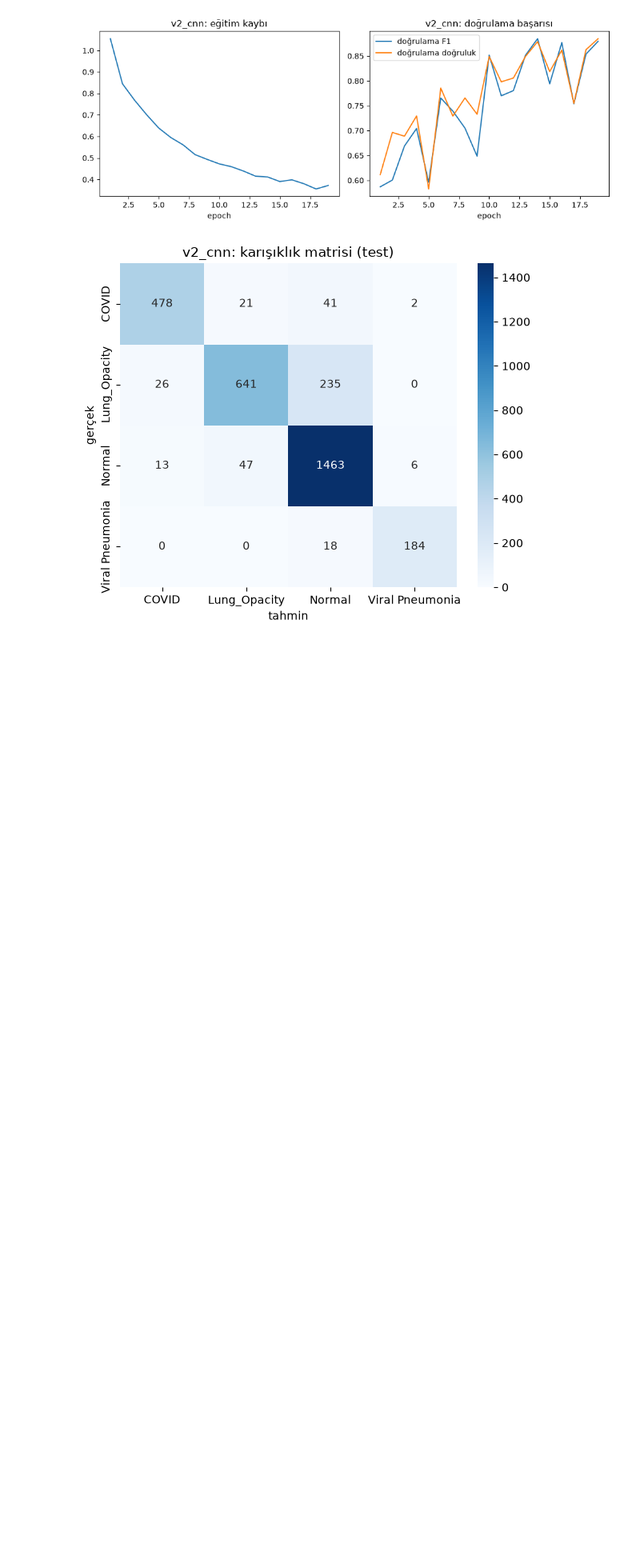
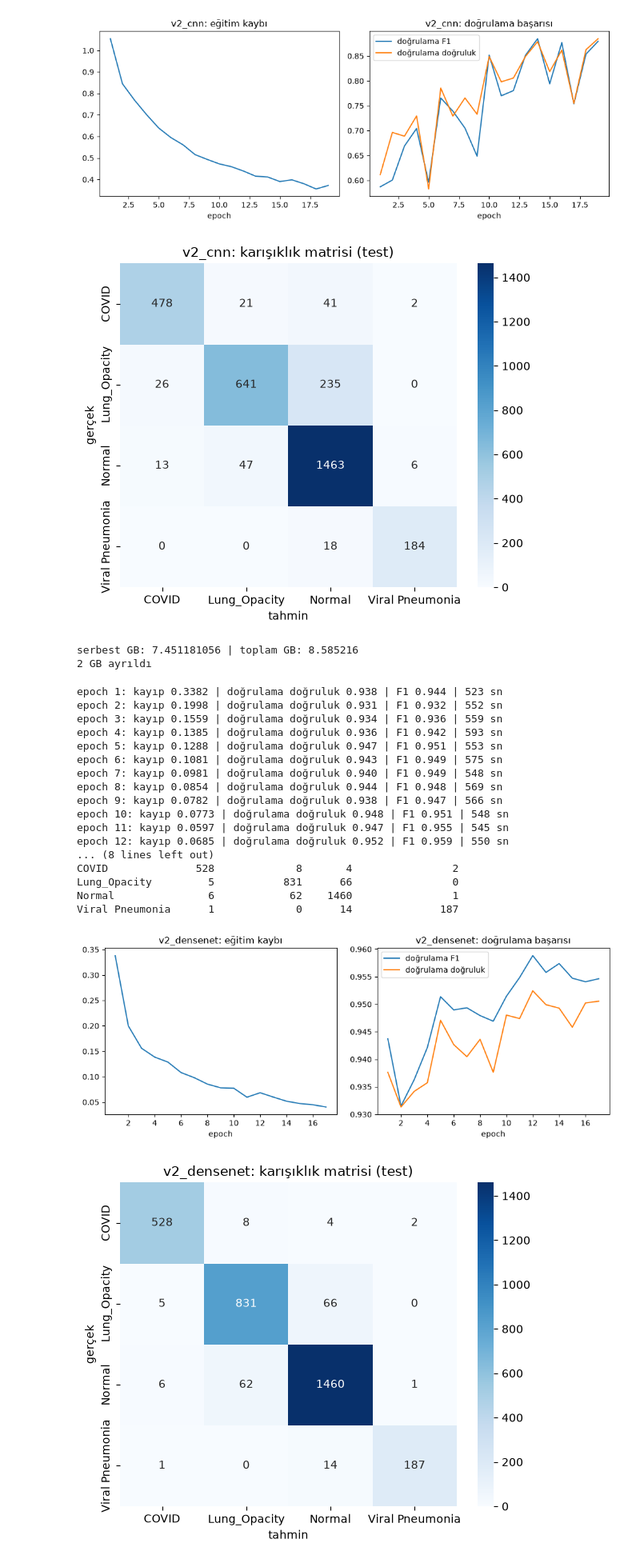
Before and after one commit to muhammeterendorak81/chest-xray-classification, a Jupyter notebook: notebooks/03_modelleme.ipynb, the cells around one changed output. Shown at 80% size. Drawn from its saved outputs; the diff is of its cells as text; code cells hidden in the pictures; blank space fills up the shorter version.

Commit message:
Veri Seti 2 için DenseNet121 sonuçlarını kaydettim.

```diff
--- a/notebooks/03_modelleme.ipynb
+++ b/notebooks/03_modelleme.ipynb
@@ -136,3 +136,61 @@ Normal              13            47    1463                6
 Viral Pneumonia      0             0      18              184
 [figure]
 [figure]
+# %%
+import torch
+serbest, toplam = torch.cuda.mem_get_info()
+print("serbest GB:", serbest / 1e9, "| toplam GB:", toplam / 1e9)
+
+x = torch.empty(int(2e9), dtype=torch.uint8, device="cuda")
+print("2 GB ayrıldı")
+del x
+torch.cuda.empty_cache()
+# %% [output]
+serbest GB: 7.451181056 | toplam GB: 8.585216
+2 GB ayrıldı
+# %%
+import sys
+sys.path.append("../src")
+
+import numpy as np
+import torch
+from sklearn.utils.class_weight import compute_class_weight
+from veri import yukleyici
+from modeller import densenet121
+from egitim import egit
+from degerlendirme import olc, kaydet, grafik_ciz
+
+csv = "../splits/veri2.csv"
+tr = yukleyici(csv, "egitim", egit=True, batch=16)
+dg = yukleyici(csv, "dogrulama", batch=16)
+te = yukleyici(csv, "test", batch=16)
+siniflar = tr.dataset.siniflar
+w = compute_class_weight("balanced", classes=np.array(siniflar), y=tr.dataset.df["sinif"])
+w = torch.tensor(w, dtype=torch.float32)
+
+model, gecmis = egit(densenet121(len(siniflar)), tr, dg, w, epoch=20, lr=1e-4, sabir=5)
+sonuc, kar = olc(model, te, siniflar)
+kaydet("v2_densenet", model, gecmis, sonuc, kar)
+print(sonuc)
+print(kar)
+grafik_ciz("v2_densenet")
+# %% [output]
+epoch 1: kayıp 0.3382 | doğrulama doğruluk 0.938 | F1 0.944 | 523 sn
+epoch 2: kayıp 0.1998 | doğrulama doğruluk 0.931 | F1 0.932 | 552 sn
+epoch 3: kayıp 0.1559 | doğrulama doğruluk 0.934 | F1 0.936 | 559 sn
+epoch 4: kayıp 0.1385 | doğrulama doğruluk 0.936 | F1 0.942 | 593 sn
+epoch 5: kayıp 0.1288 | doğrulama doğruluk 0.947 | F1 0.951 | 553 sn
+epoch 6: kayıp 0.1081 | doğrulama doğruluk 0.943 | F1 0.949 | 575 sn
+epoch 7: kayıp 0.0981 | doğrulama doğruluk 0.940 | F1 0.949 | 548 sn
+epoch 8: kayıp 0.0854 | doğrulama doğruluk 0.944 | F1 0.948 | 569 sn
+epoch 9: kayıp 0.0782 | doğrulama doğruluk 0.938 | F1 0.947 | 566 sn
+epoch 10: kayıp 0.0773 | doğrulama doğruluk 0.948 | F1 0.951 | 548 sn
+epoch 11: kayıp 0.0597 | doğrulama doğruluk 0.947 | F1 0.955 | 545 sn
+epoch 12: kayıp 0.0685 | doğrulama doğruluk 0.952 | F1 0.959 | 550 sn
+... (8 lines left out)
+COVID              528             8       4                2
+Lung_Opacity         5           831      66                0
+Normal               6            62    1460                1
+Viral Pneumonia      1             0      14              187
+[figure, added]
+[figure, added]
```
Also changed, not shown: 5 other files.
